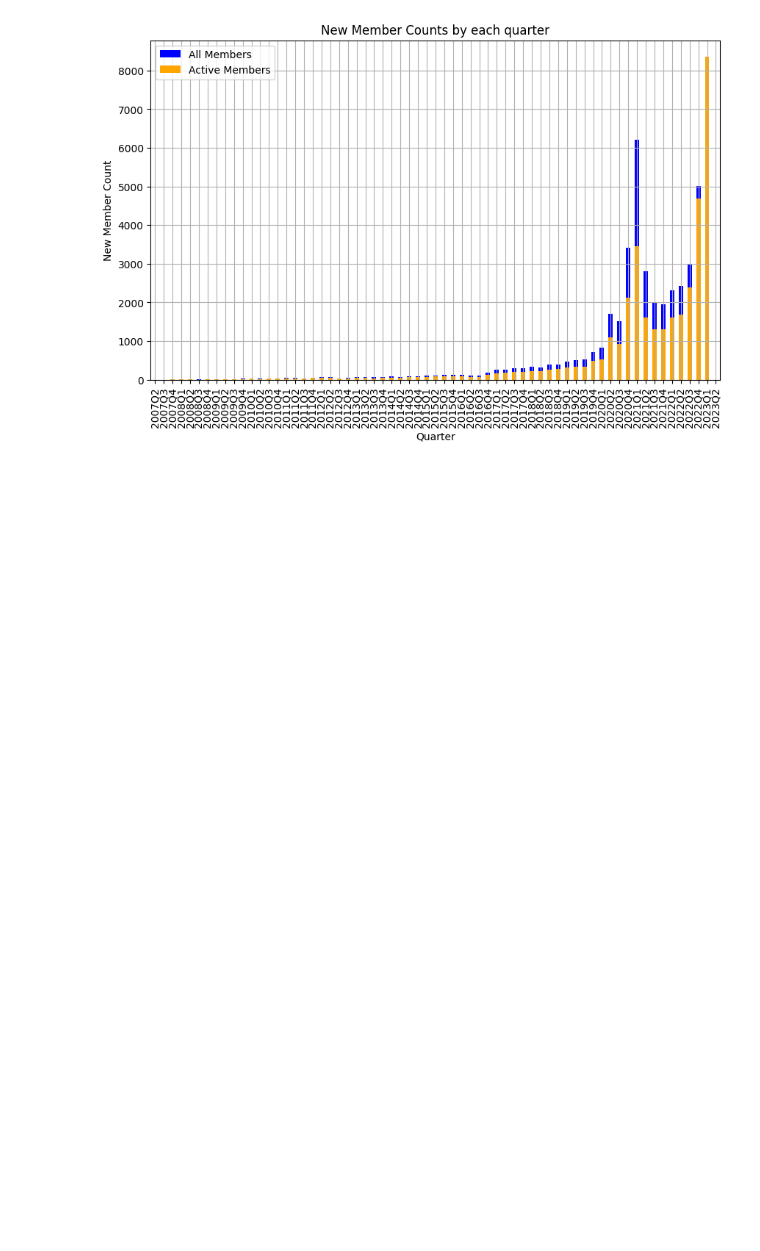
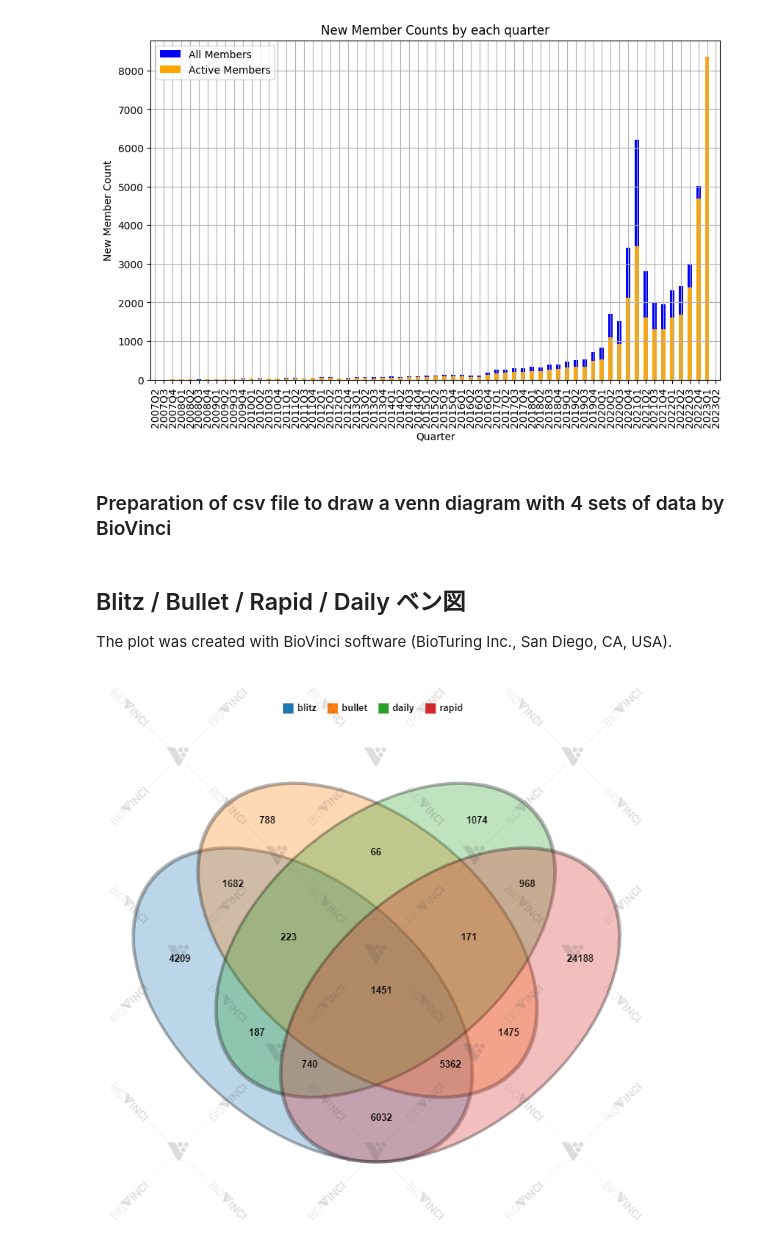
Before and after one commit to tanoCureC/scrape-chesscom, a Jupyter notebook: syukei.ipynb, the cells around one changed output. Drawn from its saved outputs; the diff is of its cells as text; code cells hidden in the pictures; blank space fills up the shorter version.

```diff
--- a/syukei.ipynb
+++ b/syukei.ipynb
@@ -346,3 +347,5 @@ ax.grid(True)
 plt.show()
 # %% [output]
 [figure]
+# %% [markdown]
+### Preparation of csv file to draw a venn diagram with 4 sets of data by BioVinci
@@ -348,0 +355,8 @@ plt.show()
+# %% [markdown]
+## Blitz / Bullet / Rapid / Daily ベン図
+The plot was created with BioVinci software (BioTuring Inc., San Diego, CA, USA).
+# %%
+from IPython.display import Image
+Image(filename='venn4.png')
+# %% [output]
+[figure, added]
```
Also changed, not shown: parts of 23 cells of this notebook, 1 other file.
